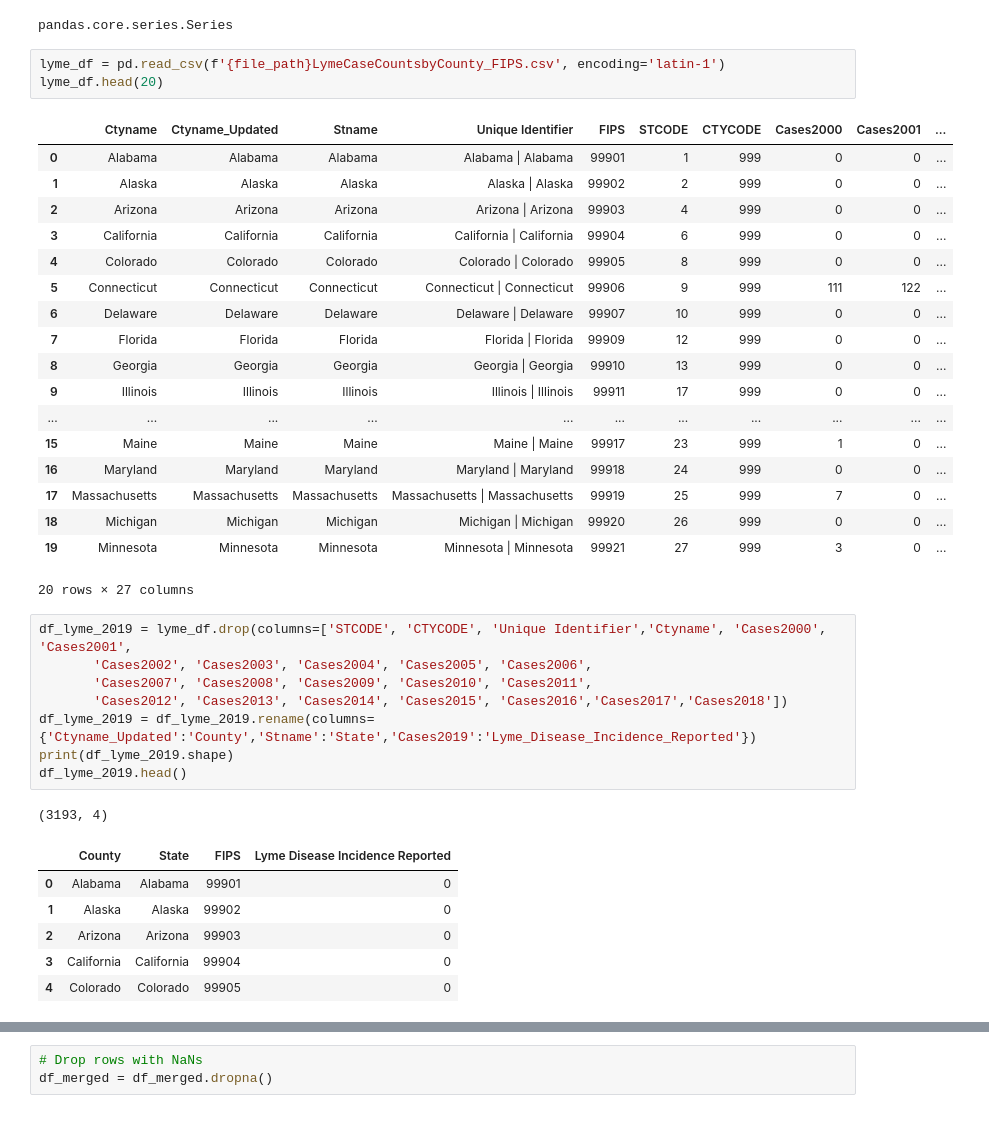
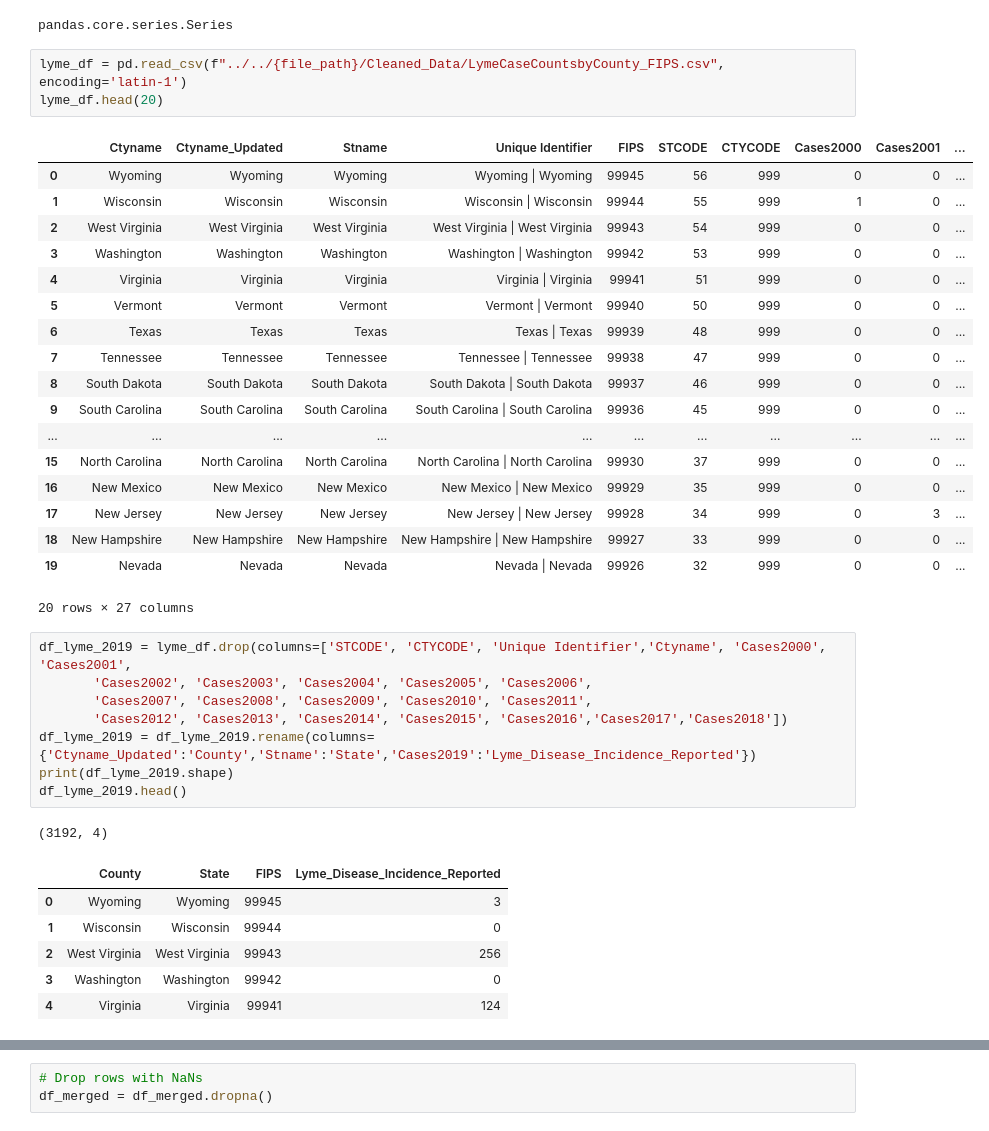
Before and after one commit to Tsoggy/Lyme_Disease, a Jupyter notebook: Resources/Notebooks/Demographic_data_2019_ETL.ipynb, the cells around one changed output, grey strips where cells are left out. Drawn from its saved outputs; the diff is of its cells as text.

```diff
--- a/Resources/Notebooks/Demographic_data_2019_ETL.ipynb
+++ b/Resources/Notebooks/Demographic_data_2019_ETL.ipynb
@@ -108,26 +108,26 @@ type(df_demographics['FIPS'])
 # %% [output]
 pandas.core.series.Series
 # %%
-lyme_df = pd.read_csv(f'{file_path}LymeCaseCountsbyCounty_FIPS.csv', encoding='latin-1')
+lyme_df = pd.read_csv(f"../../{file_path}/Cleaned_Data/LymeCaseCountsbyCounty_FIPS.csv", encoding='latin-1')
 lyme_df.head(20)
 # %% [output]
 |  | Ctyname | Ctyname_Updated | Stname | Unique Identifier | FIPS | STCODE | CTYCODE | Cases2000 | Cases2001 | ... |
-| 0 | Alabama | Alabama | Alabama | Alabama | Alabama | 99901 | 1 | 999 | 0 | 0 | ... |
-| 1 | Alaska | Alaska | Alaska | Alaska | Alaska | 99902 | 2 | 999 | 0 | 0 | ... |
-| 2 | Arizona | Arizona | Arizona | Arizona | Arizona | 99903 | 4 | 999 | 0 | 0 | ... |
-| 3 | California | California | California | California | California | 99904 | 6 | 999 | 0 | 0 | ... |
-| 4 | Colorado | Colorado | Colorado | Colorado | Colorado | 99905 | 8 | 999 | 0 | 0 | ... |
-| 5 | Connecticut | Connecticut | Connecticut | Connecticut | Connecticut | 99906 | 9 | 999 | 111 | 122 | ... |
-| 6 | Delaware | Delaware | Delaware | Delaware | Delaware | 99907 | 10 | 999 | 0 | 0 | ... |
-| 7 | Florida | Florida | Florida | Florida | Florida | 99909 | 12 | 999 | 0 | 0 | ... |
-| 8 | Georgia | Georgia | Georgia | Georgia | Georgia | 99910 | 13 | 999 | 0 | 0 | ... |
-| 9 | Illinois | Illinois | Illinois | Illinois | Illinois | 99911 | 17 | 999 | 0 | 0 | ... |
+| 0 | Wyoming | Wyoming | Wyoming | Wyoming | Wyoming | 99945 | 56 | 999 | 0 | 0 | ... |
+| 1 | Wisconsin | Wisconsin | Wisconsin | Wisconsin | Wisconsin | 99944 | 55 | 999 | 1 | 0 | ... |
+| 2 | West Virginia | West Virginia | West Virginia | West Virginia | West Virginia | 99943 | 54 | 999 | 0 | 0 | ... |
+| 3 | Washington | Washington | Washington | Washington | Washington | 99942 | 53 | 999 | 0 | 0 | ... |
+| 4 | Virginia | Virginia | Virginia | Virginia | Virginia | 99941 | 51 | 999 | 0 | 0 | ... |
+| 5 | Vermont | Vermont | Vermont | Vermont | Vermont | 99940 | 50 | 999 | 0 | 0 | ... |
+| 6 | Texas | Texas | Texas | Texas | Texas | 99939 | 48 | 999 | 0 | 0 | ... |
+| 7 | Tennessee | Tennessee | Tennessee | Tennessee | Tennessee | 99938 | 47 | 999 | 0 | 0 | ... |
+| 8 | South Dakota | South Dakota | South Dakota | South Dakota | South Dakota | 99937 | 46 | 999 | 0 | 0 | ... |
+| 9 | South Carolina | South Carolina | South Carolina | South Carolina | South Carolina | 99936 | 45 | 999 | 0 | 0 | ... |
 | ... | ... | ... | ... | ... | ... | ... | ... | ... | ... | ... |
-| 15 | Maine | Maine | Maine | Maine | Maine | 99917 | 23 | 999 | 1 | 0 | ... |
-| 16 | Maryland | Maryland | Maryland | Maryland | Maryland | 99918 | 24 | 999 | 0 | 0 | ... |
-| 17 | Massachusetts | Massachusetts | Massachusetts | Massachusetts | Massachusetts | 99919 | 25 | 999 | 7 | 0 | ... |
-| 18 | Michigan | Michigan | Michigan | Michigan | Michigan | 99920 | 26 | 999 | 0 | 0 | ... |
-| 19 | Minnesota | Minnesota | Minnesota | Minnesota | Minnesota | 99921 | 27 | 999 | 3 | 0 | ... |
+| 15 | North Carolina | North Carolina | North Carolina | North Carolina | North Carolina | 99930 | 37 | 999 | 0 | 0 | ... |
+| 16 | New Mexico | New Mexico | New Mexico | New Mexico | New Mexico | 99929 | 35 | 999 | 0 | 0 | ... |
+| 17 | New Jersey | New Jersey | New Jersey | New Jersey | New Jersey | 99928 | 34 | 999 | 0 | 3 | ... |
+| 18 | New Hampshire | New Hampshire | New Hampshire | New Hampshire | New Hampshire | 99927 | 33 | 999 | 0 | 0 | ... |
+| 19 | Nevada | Nevada | Nevada | Nevada | Nevada | 99926 | 32 | 999 | 0 | 0 | ... |
 20 rows × 27 columns
 # %%
 df_lyme_2019 = lyme_df.drop(columns=['STCODE', 'CTYCODE', 'Unique Identifier','Ctyname', 'Cases2000', 'Cases2001',
@@ -138,13 +138,13 @@ df_lyme_2019 = df_lyme_2019.rename(columns={'Ctyname_Updated':'County','Stname':
 print(df_lyme_2019.shape)
 df_lyme_2019.head()
 # %% [output]
-(3193, 4)
+(3192, 4)
-|  | County | State | FIPS | Lyme Disease Incidence Reported |
-| 0 | Alabama | Alabama | 99901 | 0 |
-| 1 | Alaska | Alaska | 99902 | 0 |
-| 2 | Arizona | Arizona | 99903 | 0 |
-| 3 | California | California | 99904 | 0 |
-| 4 | Colorado | Colorado | 99905 | 0 |
+|  | County | State | FIPS | Lyme_Disease_Incidence_Reported |
+| 0 | Wyoming | Wyoming | 99945 | 3 |
+| 1 | Wisconsin | Wisconsin | 99944 | 0 |
+| 2 | West Virginia | West Virginia | 99943 | 256 |
+| 3 | Washington | Washington | 99942 | 0 |
+| 4 | Virginia | Virginia | 99941 | 124 |
 # %%
 df_lyme_2019 = df_lyme_2019.sort_values('FIPS', ascending=False)
 print(df_lyme_2019.shape)
```
Also changed, not shown: parts of 13 cells of this notebook, 2 other files.
